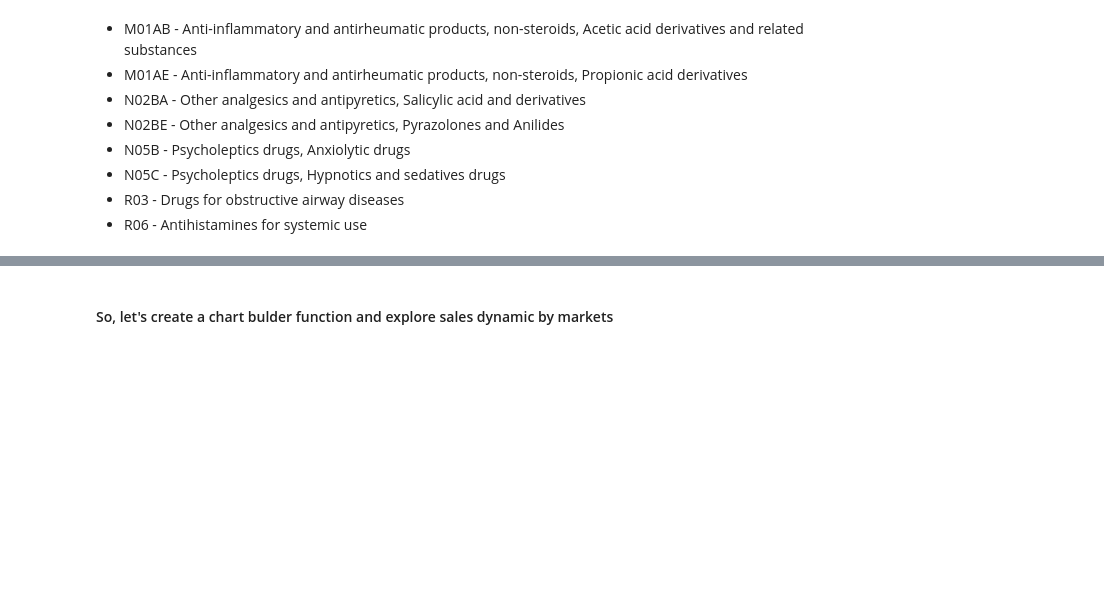
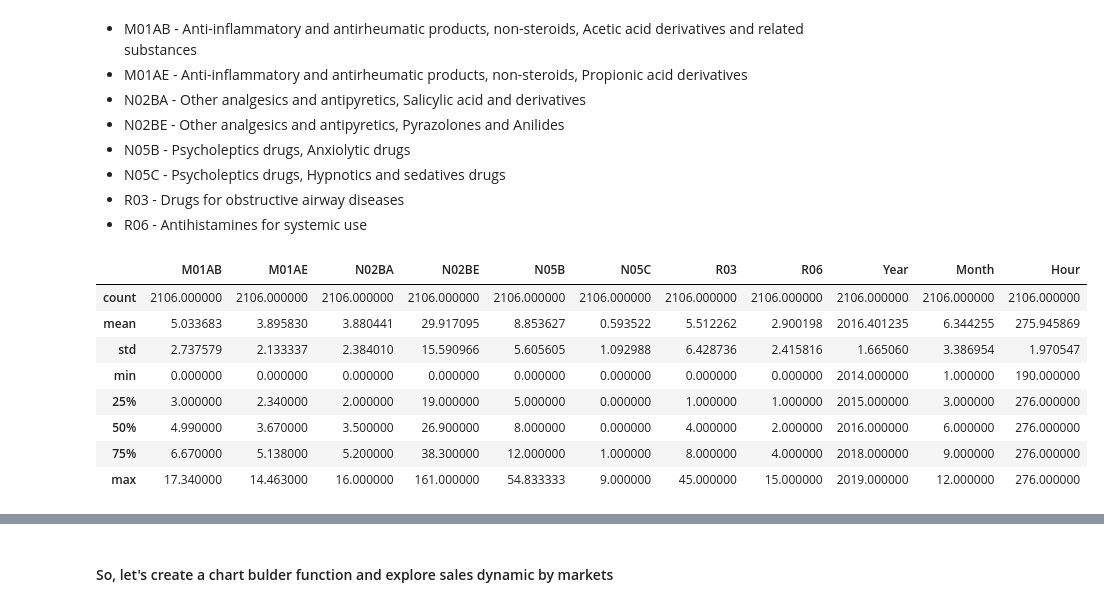
Before and after one commit to VinGeorge/Time-series-projects, a Jupyter notebook: sales prediction.ipynb, the cells around one changed output, grey strips where cells are left out. Cells and saved outputs as stored; diff of their text form; code cells hidden in the pictures; blank space fills up the shorter version.

```diff
--- a/sales prediction.ipynb
+++ b/sales prediction.ipynb
@@ -45,3 +55,15 @@ df.head()
 - N05C - Psycholeptics drugs, Hypnotics and sedatives drugs
 - R03 - Drugs for obstructive airway diseases
 - R06 - Antihistamines for systemic use
+# %%
+df.describe()
+# %% [output]
+|  | M01AB | M01AE | N02BA | N02BE | N05B | N05C | R03 | R06 | Year | Month | Hour |
+| count | 2106.000000 | 2106.000000 | 2106.000000 | 2106.000000 | 2106.000000 | 2106.000000 | 2106.000000 | 2106.000000 | 2106.000000 | 2106.000000 | 2106.000000 |
+| mean | 5.033683 | 3.895830 | 3.880441 | 29.917095 | 8.853627 | 0.593522 | 5.512262 | 2.900198 | 2016.401235 | 6.344255 | 275.945869 |
+| std | 2.737579 | 2.133337 | 2.384010 | 15.590966 | 5.605605 | 1.092988 | 6.428736 | 2.415816 | 1.665060 | 3.386954 | 1.970547 |
+| min | 0.000000 | 0.000000 | 0.000000 | 0.000000 | 0.000000 | 0.000000 | 0.000000 | 0.000000 | 2014.000000 | 1.000000 | 190.000000 |
+| 25% | 3.000000 | 2.340000 | 2.000000 | 19.000000 | 5.000000 | 0.000000 | 1.000000 | 1.000000 | 2015.000000 | 3.000000 | 276.000000 |
+| 50% | 4.990000 | 3.670000 | 3.500000 | 26.900000 | 8.000000 | 0.000000 | 4.000000 | 2.000000 | 2016.000000 | 6.000000 | 276.000000 |
+| 75% | 6.670000 | 5.138000 | 5.200000 | 38.300000 | 12.000000 | 1.000000 | 8.000000 | 4.000000 | 2018.000000 | 9.000000 | 276.000000 |
+| max | 17.340000 | 14.463000 | 16.000000 | 161.000000 | 54.833333 | 9.000000 | 45.000000 | 15.000000 | 2019.000000 | 12.000000 | 276.000000 |
```
Also changed, not shown: parts of 16 cells of this notebook.
